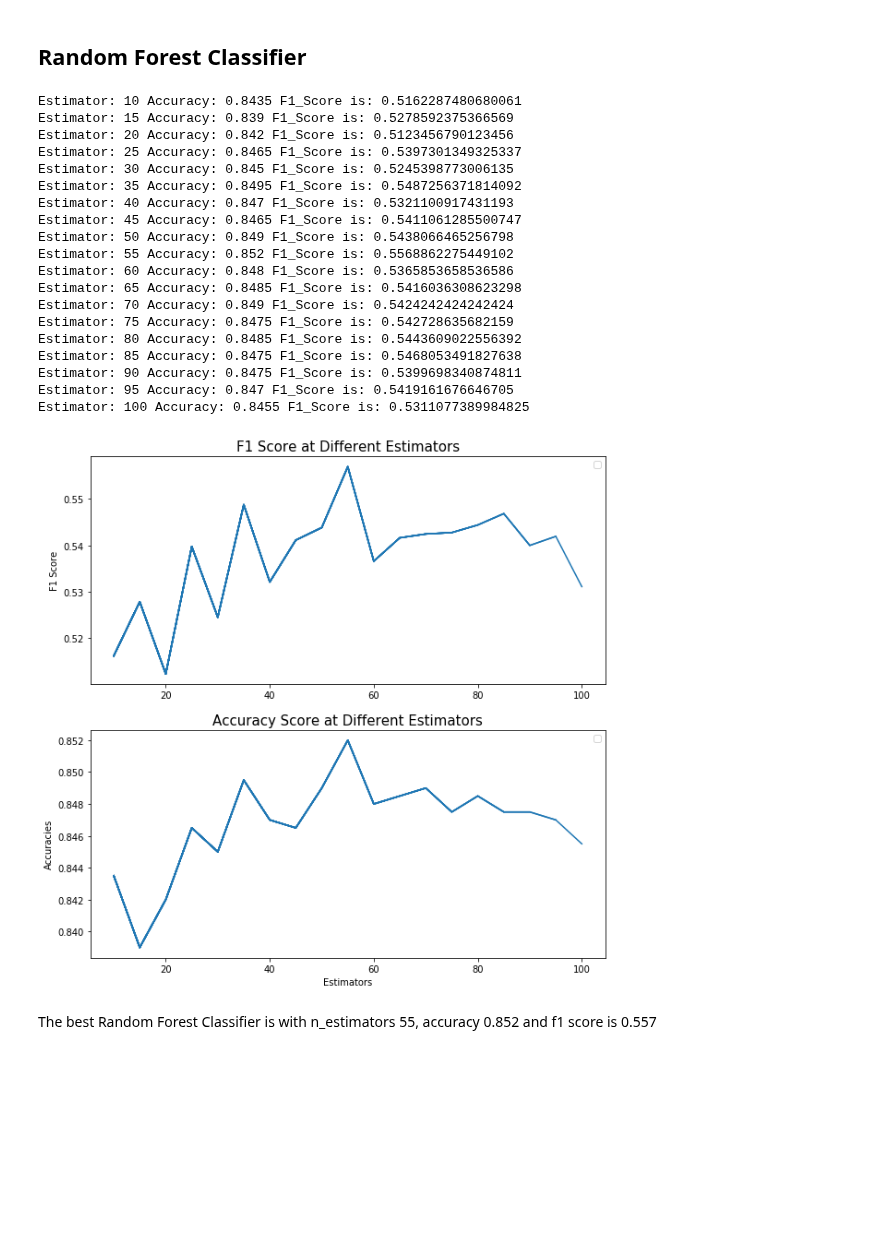
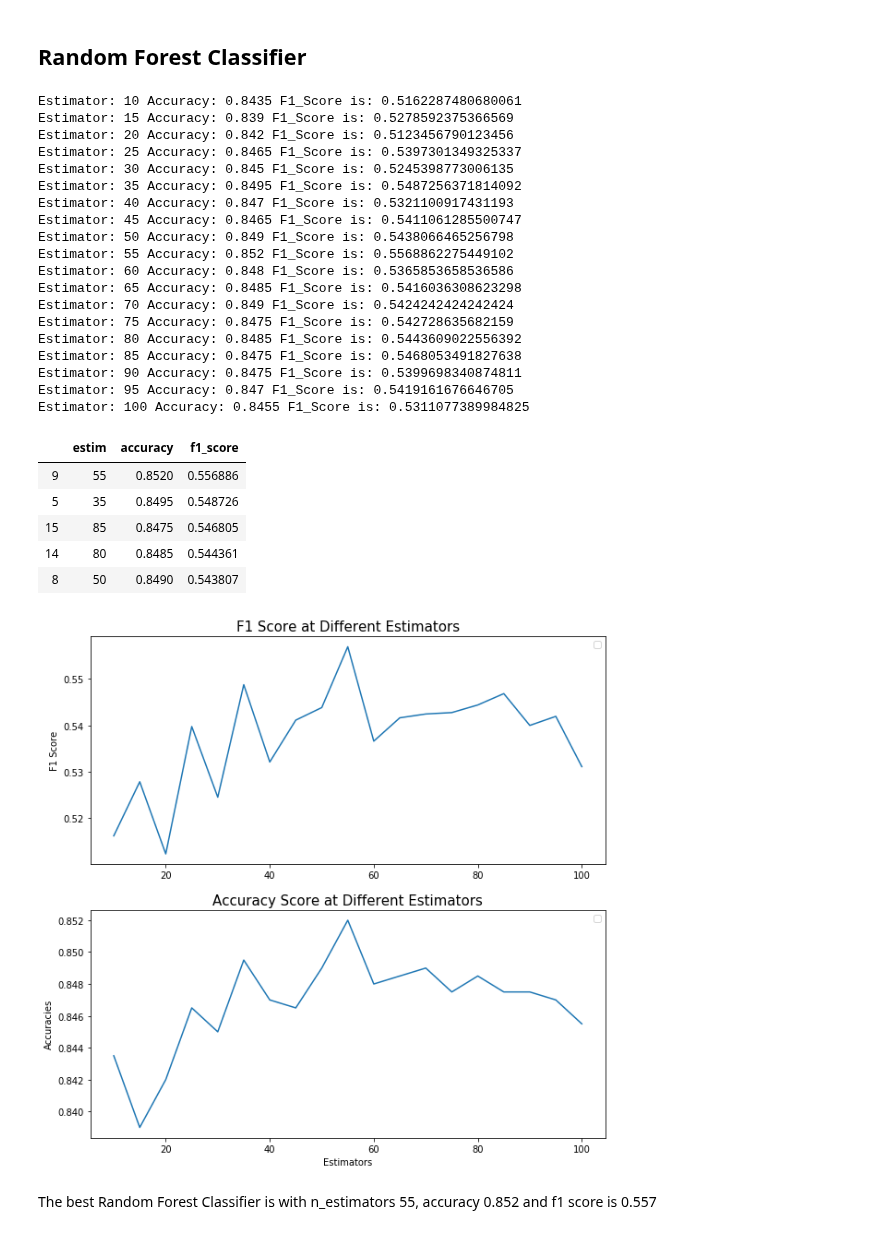
Before and after one commit to rainbowmoonlight/Yandex_Practicum_Projects, a Jupyter notebook: 07 Bank Churns ML Prediction - In Progress/Bank Churns Prediction Machine Learning.ipynb, the cells around one changed output. Cells and saved outputs as stored; diff of their text form; code cells hidden in the pictures; blank space fills up the shorter version.

```diff
--- a/07 Bank Churns ML Prediction - In Progress/Bank Churns Prediction Machine Learning.ipynb
+++ b/07 Bank Churns ML Prediction - In Progress/Bank Churns Prediction Machine Learning.ipynb
@@ -323,10 +323,12 @@ array([[1542,   35],
 # %% [markdown]
 ## Random Forest Classifier
 # %%
+d = defaultdict(list)
 estimators = []
 RFC_accuracy = []
 f1score_accuracy=[]
 fig, (ax1,ax2) = plt.subplots(2,1, figsize=(10,10))
+
 
 for estim in range(10,101,5):
     model = RandomForestClassifier(random_state=12345, n_estimators=estim)
@@ -337,40 +339,50 @@ for estim in range(10,101,5):
     estimators.append(estim)
     RFC_accuracy.append(score)
     f1score_accuracy.append(f1score)
+    d['estim'].append(estim)
+    d['accuracy'].append(score)
+    d['f1_score'].append(f1score)
     print('Estimator:', estim, end='')
     print(' Accuracy:', score, end='')
     print(' F1_Score is:', f1score)
-    sns.lineplot(data=pd.DataFrame(data=f1score_accuracy, index=estimators), ax=ax1)
-    sns.lineplot(data=pd.DataFrame(data=RFC_accuracy, index=estimators), ax=ax2)
+display(pd.DataFrame(d).sort_values(by='f1_score',ascending=False).head())
+sns.lineplot(data=pd.DataFrame(data=f1score_accuracy, index=estimators), ax=ax1)
+sns.lineplot(data=pd.DataFrame(data=RFC_accuracy, index=estimators), ax=ax2)
 ax1.set_title("F1 Score at Different Estimators", fontsize=15)
 ax1.set_ylabel("F1 Score")
 ax1.legend('')
 ax2.set_title("Accuracy Score at Different Estimators", fontsize=15)
 ax2.set_ylabel("Accuracies")
 ax2.legend('')
 plt.xlabel('Estimators')
 plt.show()
 # %% [output]
 Estimator: 10 Accuracy: 0.8435 F1_Score is: 0.5162287480680061
 Estimator: 15 Accuracy: 0.839 F1_Score is: 0.5278592375366569
 Estimator: 20 Accuracy: 0.842 F1_Score is: 0.5123456790123456
 Estimator: 25 Accuracy: 0.8465 F1_Score is: 0.5397301349325337
 Estimator: 30 Accuracy: 0.845 F1_Score is: 0.5245398773006135
 Estimator: 35 Accuracy: 0.8495 F1_Score is: 0.5487256371814092
 Estimator: 40 Accuracy: 0.847 F1_Score is: 0.5321100917431193
 Estimator: 45 Accuracy: 0.8465 F1_Score is: 0.5411061285500747
 Estimator: 50 Accuracy: 0.849 F1_Score is: 0.5438066465256798
 Estimator: 55 Accuracy: 0.852 F1_Score is: 0.5568862275449102
 Estimator: 60 Accuracy: 0.848 F1_Score is: 0.5365853658536586
 Estimator: 65 Accuracy: 0.8485 F1_Score is: 0.5416036308623298
 Estimator: 70 Accuracy: 0.849 F1_Score is: 0.5424242424242424
 Estimator: 75 Accuracy: 0.8475 F1_Score is: 0.542728635682159
 Estimator: 80 Accuracy: 0.8485 F1_Score is: 0.5443609022556392
 Estimator: 85 Accuracy: 0.8475 F1_Score is: 0.5468053491827638
 Estimator: 90 Accuracy: 0.8475 F1_Score is: 0.5399698340874811
 Estimator: 95 Accuracy: 0.847 F1_Score is: 0.5419161676646705
 Estimator: 100 Accuracy: 0.8455 F1_Score is: 0.5311077389984825
+|  | estim | accuracy | f1_score |
+| 9 | 55 | 0.8520 | 0.556886 |
+| 5 | 35 | 0.8495 | 0.548726 |
+| 15 | 85 | 0.8475 | 0.546805 |
+| 14 | 80 | 0.8485 | 0.544361 |
+| 8 | 50 | 0.8490 | 0.543807 |
-[figure, old version]
+[figure, new version]
 # %% [markdown]
 The best Random Forest Classifier is with n_estimators 55, accuracy 0.852 and f1 score is 0.557
 # %% [markdown]
```
Also changed, not shown: parts of 15 cells of this notebook.
